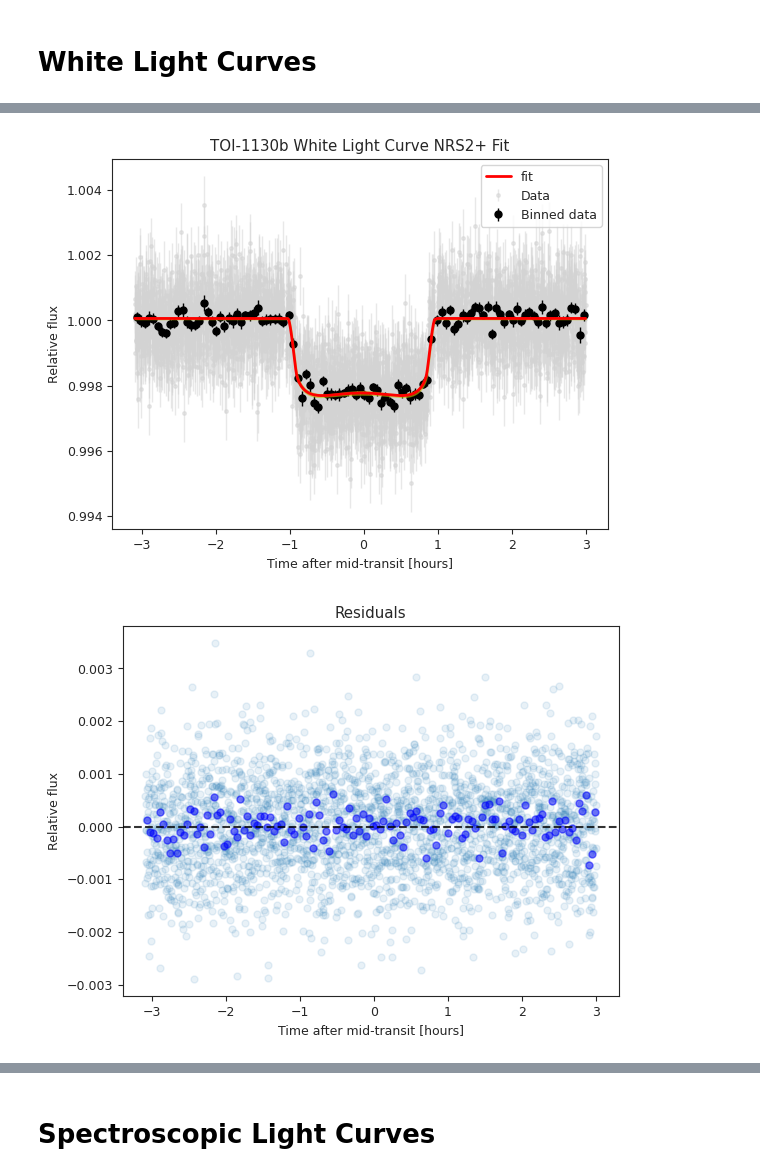
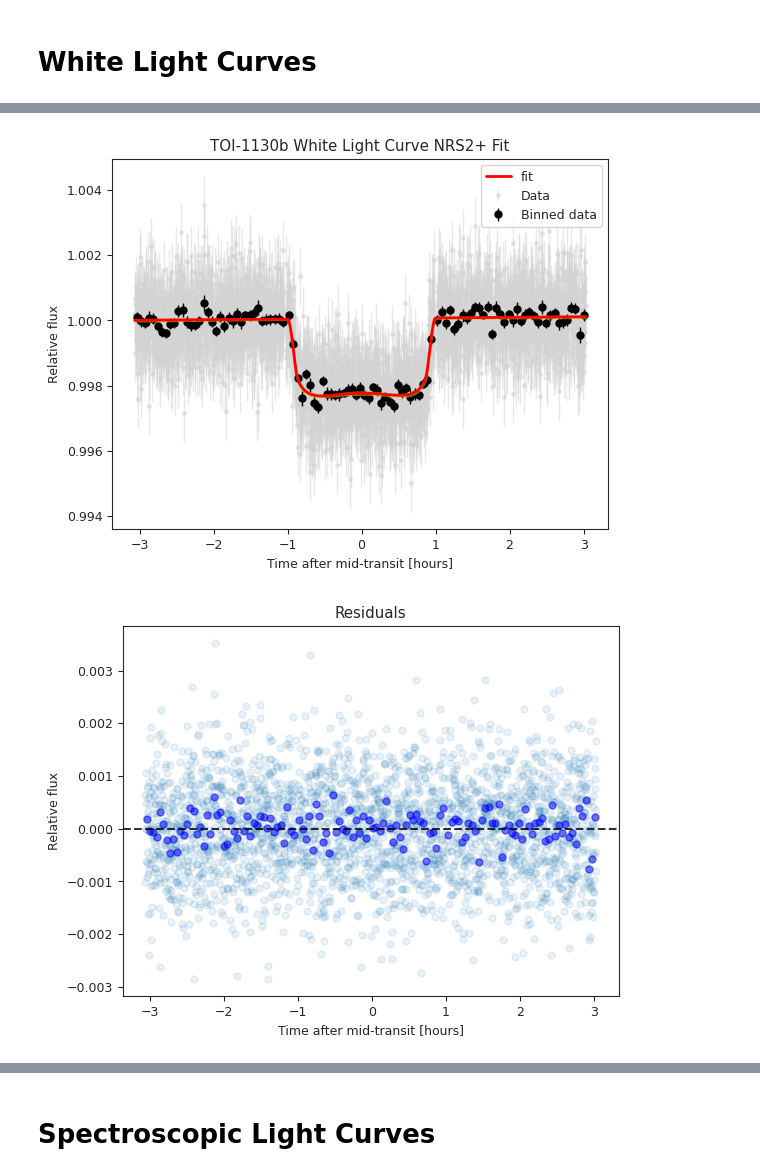
Before and after one commit to m23lau/subneptune, a Jupyter notebook: lc_fit_notebook.ipynb, the cells around one changed output, grey strips where cells are left out. Saved outputs shown, nothing was run; the diff lists cells and outputs as text; code cells hidden in the pictures.

```diff
--- a/lc_fit_notebook.ipynb
+++ b/lc_fit_notebook.ipynb
@@ -74,10 +71,10 @@ plt.show()
 # %%
 # Define standardized regressors for linear and/or GP fits
-def standardize_regressors(x):
-    return (x - np.mean(x)) / np.sqrt( np.var(x))
+def standardized_regressors(x):
+    return (x - np.mean(x)) / np.sqrt(np.var(x))
 
 regressors = np.zeros([len(t), 1])   # Array with len(t) rows and 1 column
-regressors[:, 0] = standardize_regressors(t)
+regressors[:, 0] = standardized_regressors(t)
 # %%
 # Define parameters - comment out all sets except for one
 
@@ -144,15 +141,15 @@ GP_regressors[itm] = regressors
 
 # Load dataset and run sampler, again comment out everything except for the one you're running
 
-# Just transit
-dataset = juliet.load(priors = priors, t_lc = times, y_lc = fluxes, yerr_lc = fluxes_err,
-                 ld_laws = 'quadratic', out_folder = pn+'_fit_'+itm)
+# # Just transit
+# dataset = juliet.load(priors = priors, t_lc = times, y_lc = fluxes, yerr_lc = fluxes_err,
+#                  ld_laws = 'quadratic', out_folder = pn+'_fit_'+itm)
 # #---------------------------------------------------------------------------------------------
 
-# # Linear
-# dataset = juliet.load(priors = priors, t_lc = times, y_lc = fluxes, yerr_lc = fluxes_err,
-#                  linear_regressors_lc = linear_regressors,
-#                  ld_laws = 'quadratic', out_folder = pn+'_fit_'+itm+'_linear')
+# Linear
+dataset = juliet.load(priors = priors, t_lc = times, y_lc = fluxes, yerr_lc = fluxes_err,
+                 linear_regressors_lc = linear_regressors,
+                 ld_laws = 'quadratic', out_folder = pn+'_fit_'+itm+'_linear')
 # #---------------------------------------------------------------------------------------------
 
 # # GP
@@ -161,7 +158,7 @@ dataset = juliet.load(priors = priors, t_lc = times, y_lc = fluxes, yerr_lc = fl
 #                  ld_laws = 'quadratic', out_folder = pn+'_fit_'+itm+'_GP')
 #---------------------------------------------------------------------------------------------
 
-# # # Linear + GP
+# # Linear + GP
 # dataset = juliet.load(priors = priors, t_lc = times, y_lc = fluxes, yerr_lc = fluxes_err,
 #                  linear_regressors_lc = linear_regressors, GP_regressors_lc = GP_regressors,
 #                  ld_laws = 'quadratic', out_folder = pn+'_fit_'+itm+'_L+GP')
@@ -177,41 +174,42 @@ sigma = np.median(results.posteriors['posterior_samples']['sigma_w_'+itm] * 1e-6
 mflux = np.median(results.posteriors['posterior_samples']['mflux_'+itm])
 total_errors = np.sqrt(sigma**2 + ferr_wl**2)
 # %%
-# Normalize time so that it's relative to mid-transit and make some plots
-norm_t = (t - t0) * 24
-norm_tbin = (tbin - t0) * 24
+# Normalize time so that it's relative to best-fit mid-transit and make some plots
+mid_t = np.median(results.posteriors['posterior_samples']['t0_p1'])
+norm_t = (t - mid_t) * 24
+norm_tbin = (tbin - mid_t) * 24
 
 # Scatter data
 plt.errorbar(norm_t, f_wl, yerr = total_errors, fmt = '.', color = 'lightgrey', ms = 5, elinewidth = 1, label = 'Data', alpha = 0.5, zorder = 1)
 plt.errorbar(norm_tbin, fbin, yerr = ferrbin, fmt = '.', color = 'k', ms = 10, elinewidth = 1, label = 'Binned data', zorder = 5)
 
 # Get best fit and +/- 1 sigma band from posterior, then plot
 transit_model, transit_up68, transit_low68 = results.lc.evaluate(itm, return_err = True)
 
 plt.plot(norm_t, transit_model, color = 'r', lw = 2, label = 'fit', zorder = 10)
 plt.fill_between(norm_t, transit_up68, transit_low68, color = 'y', alpha = 0.5, zorder = 8)
 
 plt.title(pn+' White Light Curve '+itm+'+ Fit')
 plt.xlabel('Time after mid-transit [hours]')
 plt.ylabel('Relative flux')
 plt.legend()
 plt.show()
 
 # Residuals plot
 resid = f_wl - transit_model
 resid_binx, resid_biny, _ = juliet.bin_data(norm_t, resid, 20)
 
 plt.scatter(norm_t, resid, alpha = 0.1, zorder = 1)
 plt.scatter(resid_binx, resid_biny, alpha = 0.5, color = 'b', zorder = 5)
 plt.axhline(y = 0, ls = '--', color = 'k', alpha = 0.8, zorder = 10)
 
 plt.title('Residuals')
 plt.xlabel('Time after mid-transit [hours]')
 plt.ylabel('Relative flux')
 plt.show()
 # %% [output]
 [figure]
-[figure, old version]
+[figure, new version]
 # %%
 # Corner plot
 list_post = []
```
Also changed, not shown: parts of 11 cells of this notebook.
